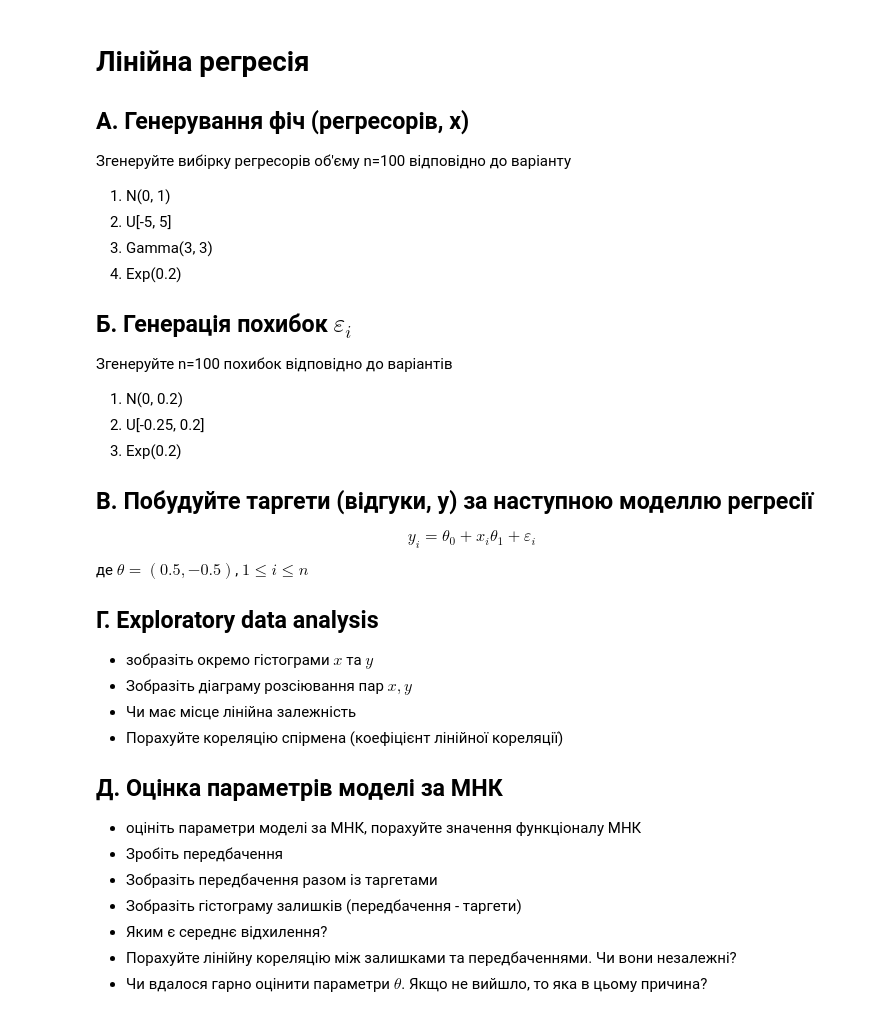
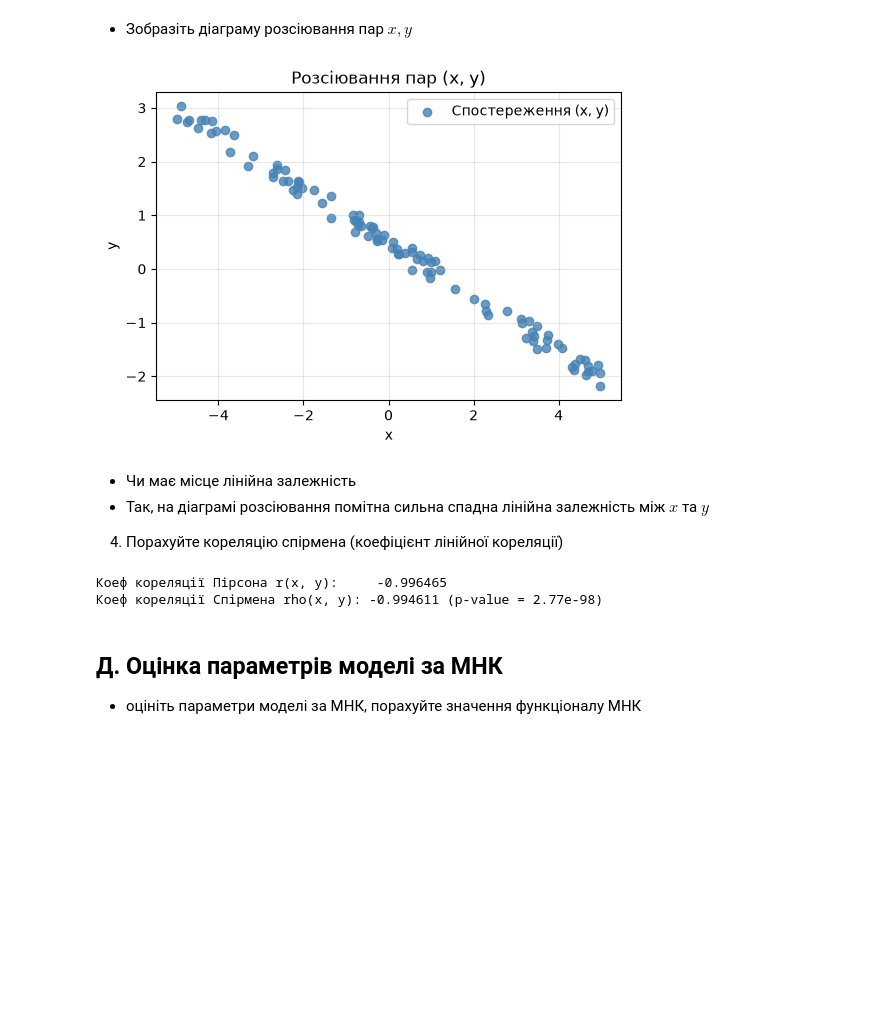
Before and after one commit to Mikhailo-Dzham/CompStat, a Jupyter notebook: Lab4.ipynb, the cells around one changed output. Saved outputs shown, nothing was run; the diff lists cells and outputs as text; code cells hidden in the pictures; blank space fills up the shorter version.

```diff
--- a/Lab4.ipynb
+++ b/Lab4.ipynb
@@ -0,0 +16,5 @@
+# %%
+n = 100
+x = np.random.uniform(-5, 5, size=n)
+
+print(f"min x: {x.min():.4f}, max x: {x.max():.4f}, ave x: {x.mean():.4f}")
@@ -0,0 +29,5 @@
+# %%
+eps = np.random.uniform(-0.25, 0.2, size=n)
+
+print(f"eps: {np.round(eps[:10], 4)}")
+print(f"Вибіркове середнє похибок: {eps.mean():.4f} (теоретичне E[eps] = {(-0.25 + 0.2) / 2:.4f})")
@@ -0,0 +43,5 @@
+# %%
+theta = np.array([0.5, -0.5])
+y = theta[0] + theta[1] * x + eps
+
+print(f"y: {np.round(y[:10], 4)}")
@@ -1,40 +73,30 @@
+# %% [markdown]
+- Зобразіть діаграму розсіювання пар $x, y$
+# %%
+plt.figure(figsize=(6, 4))
+plt.scatter(x, y, color='steelblue', alpha=0.8, label='Спостереження (x, y)')
+plt.title('Розсіювання пар (x, y)')
+plt.xlabel('x')
+plt.ylabel('y')
+plt.grid(alpha=0.3)
+plt.legend()
+plt.show()
+# %% [output]
+[figure, added]
+# %% [markdown]
+- Чи має місце лінійна залежність
+- Так, на діаграмі розсіювання помітна сильна спадна лінійна залежність між $x$ та $y$
+
+4. Порахуйте кореляцію спірмена (коефіцієнт лінійної кореляції)
+# %%
+pearson_corr = np.corrcoef(x, y)[0, 1]
+spearman_corr, spearman_pval = stats.spearmanr(x, y)
+
+print(f"Коеф кореляції Пірсона r(x, y):     {pearson_corr:.6f}")
+print(f"Коеф кореляції Спірмена rho(x, y): {spearman_corr:.6f} (p-value = {spearman_pval:.2e})")
+# %% [output]
+Коеф кореляції Пірсона r(x, y):     -0.996465
+Коеф кореляції Спірмена rho(x, y): -0.994611 (p-value = 2.77e-98)
 # %% [markdown]
-# Лінійна регресія
-
-## А. Генерування фіч (регресорів, x)
-
-Згенеруйте вибірку регресорів об'єму n=100 відповідно до варіанту
-
-1. N(0, 1)
-2. U[-5, 5]
-3. Gamma(3, 3)
-4. Exp(0.2)
-
-## Б. Генерація похибок $\varepsilon_i$
-
-Згенеруйте n=100 похибок відповідно до варіантів
-
-1. N(0, 0.2)
-2. U[-0.25, 0.2]
-4. Exp(0.2)
-
-## В. Побудуйте таргети (відгуки, у) за наступною моделлю регресії
-
-$$y_i = \theta_0 + x_i \theta_1 + \varepsilon_i$$
-де $\theta=(0.5, -0.5)$, $1\leq i\leq n$
-
-## Г. Exploratory data analysis
-- зобразіть окремо гістограми $x$ та $y$
-- Зобразіть діаграму розсіювання пар $x, y$
-- Чи має місце лінійна залежність
-- Порахуйте кореляцію спірмена (коефіцієнт лінійної кореляції)
-
-
 ## Д. Оцінка параметрів моделі за МНК
 - оцініть параметри моделі за МНК, порахуйте значення функціоналу МНК
-- Зробіть передбачення
-- Зобразіть передбачення разом із таргетами
-- Зобразіть гістограму залишків (передбачення - таргети)
-- Яким є середнє відхилення?
-- Порахуйте лінійну кореляцію між залишками та передбаченнями. Чи вони незалежні?
-- Чи вдалося гарно оцінити параметри $\theta$.  Якщо не вийшло, то яка в цьому причина?
```
Also changed, not shown: parts of 20 cells of this notebook.
